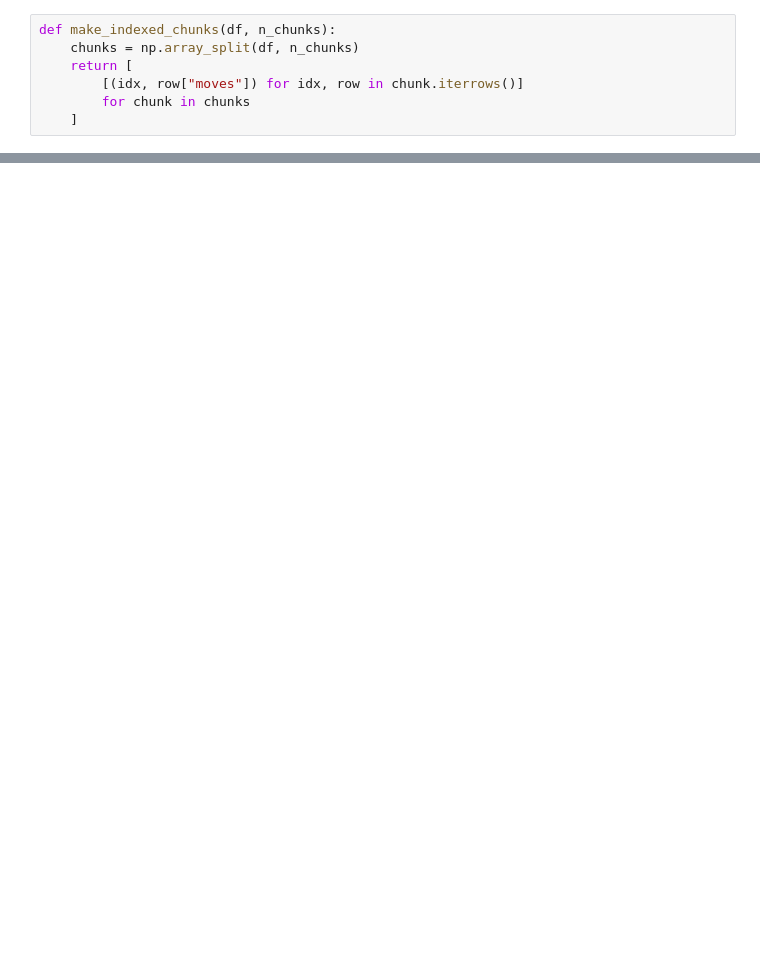
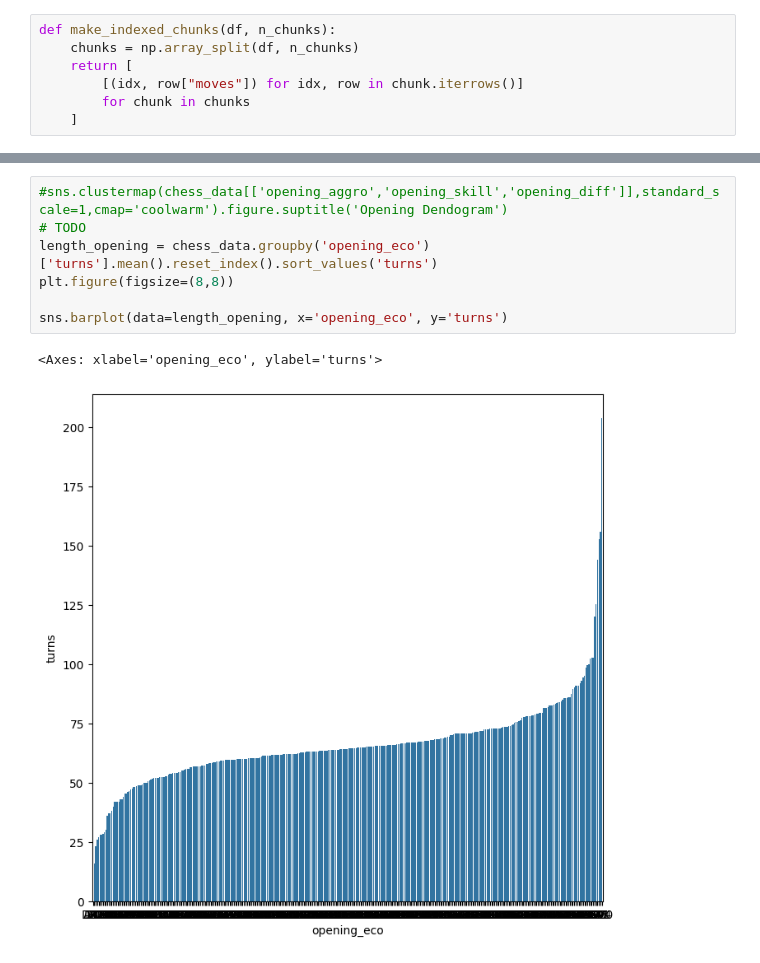
Before and after one commit to T-hawk/chess-ds-final, a Jupyter notebook: kahlil-notebook.ipynb, the cells around one changed output, grey strips where cells are left out. Drawn from its saved outputs; the diff is of its cells as text; blank space fills up the shorter version.

```diff
--- a/kahlil-notebook.ipynb
+++ b/kahlil-notebook.ipynb
@@ -336 +370,11 @@ for run in range(5):
+# %%
+#sns.clustermap(chess_data[['opening_aggro','opening_skill','opening_diff']],standard_scale=1,cmap='coolwarm').figure.suptitle('Opening Dendogram')
+# TODO
+length_opening = chess_data.groupby('opening_eco')['turns'].mean().reset_index().sort_values('turns')
+plt.figure(figsize=(8,8))
+
+sns.barplot(data=length_opening, x='opening_eco', y='turns')
+# %% [output]
+<Axes: xlabel='opening_eco', ylabel='turns'>
+[figure, added]
 # %%
```
Also changed, not shown: parts of 24 cells of this notebook, 1 other file.
